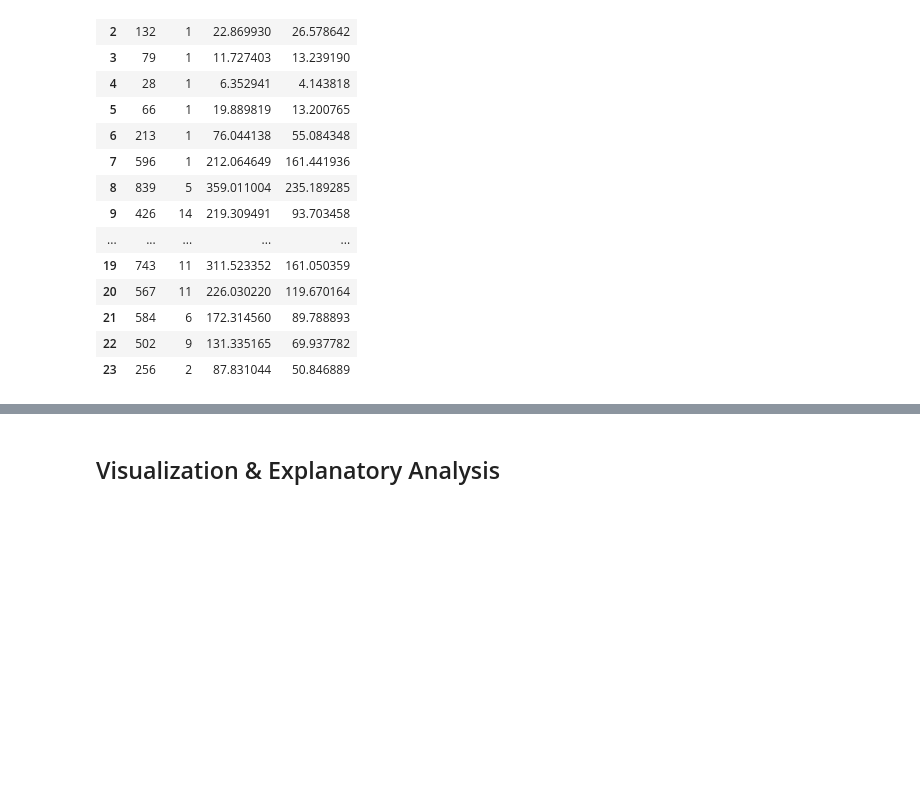
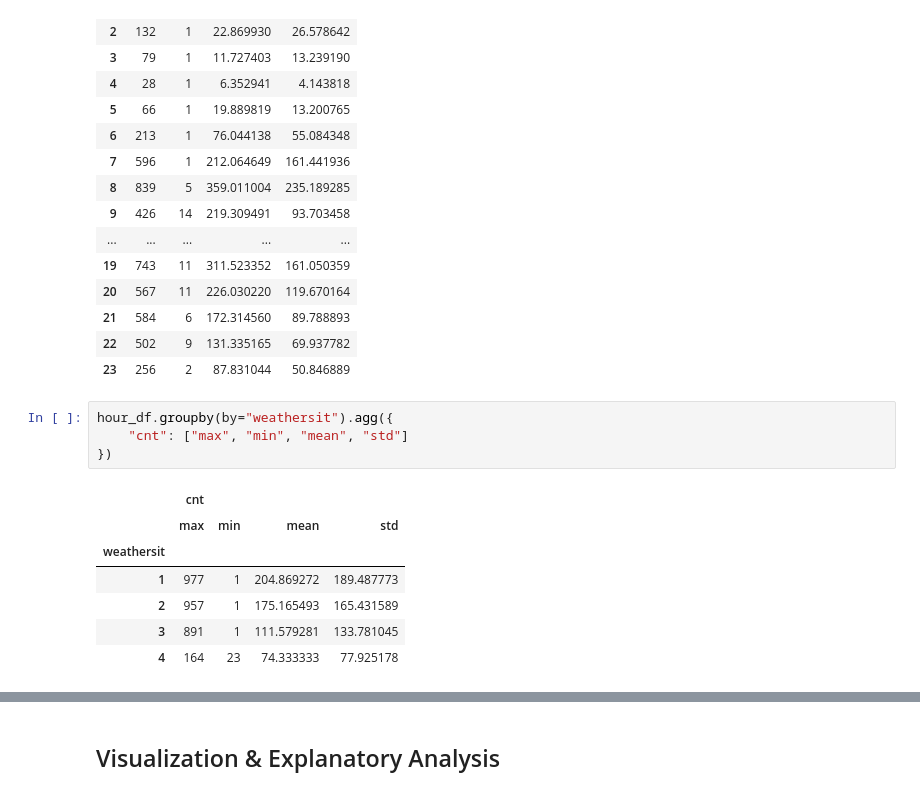
Before and after one commit to wahyunirosyidah/submission, a Jupyter notebook: notebook.ipynb, the cells around one changed output, grey strips where cells are left out. Cells and saved outputs as stored; diff of their text form; blank space fills up the shorter version.

```diff
--- a/notebook.ipynb
+++ b/notebook.ipynb
@@ -302,3 +301,15 @@ hour_df.groupby(by="hr").agg({
 | 21 | 584 | 6 | 172.314560 | 89.788893 |
 | 22 | 502 | 9 | 131.335165 | 69.937782 |
 | 23 | 256 | 2 | 87.831044 | 50.846889 |
+# %%
+hour_df.groupby(by="weathersit").agg({
+    "cnt": ["max", "min", "mean", "std"]
+})
+# %% [output]
+|  | cnt |  |  |  |
+|  | max | min | mean | std |
+| weathersit |  |  |  |  |
+| 1 | 977 | 1 | 204.869272 | 189.487773 |
+| 2 | 957 | 1 | 175.165493 | 165.431589 |
+| 3 | 891 | 1 | 111.579281 | 133.781045 |
+| 4 | 164 | 23 | 74.333333 | 77.925178 |
```
Also changed, not shown: parts of 8 cells of this notebook, 1 other file.
